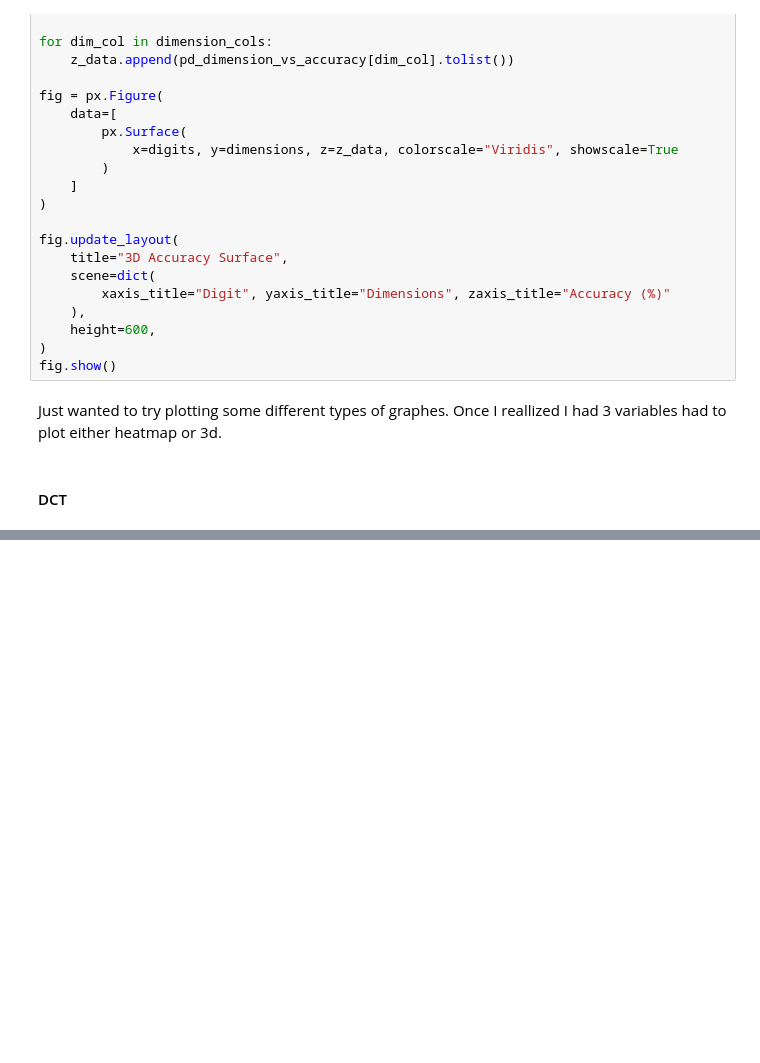
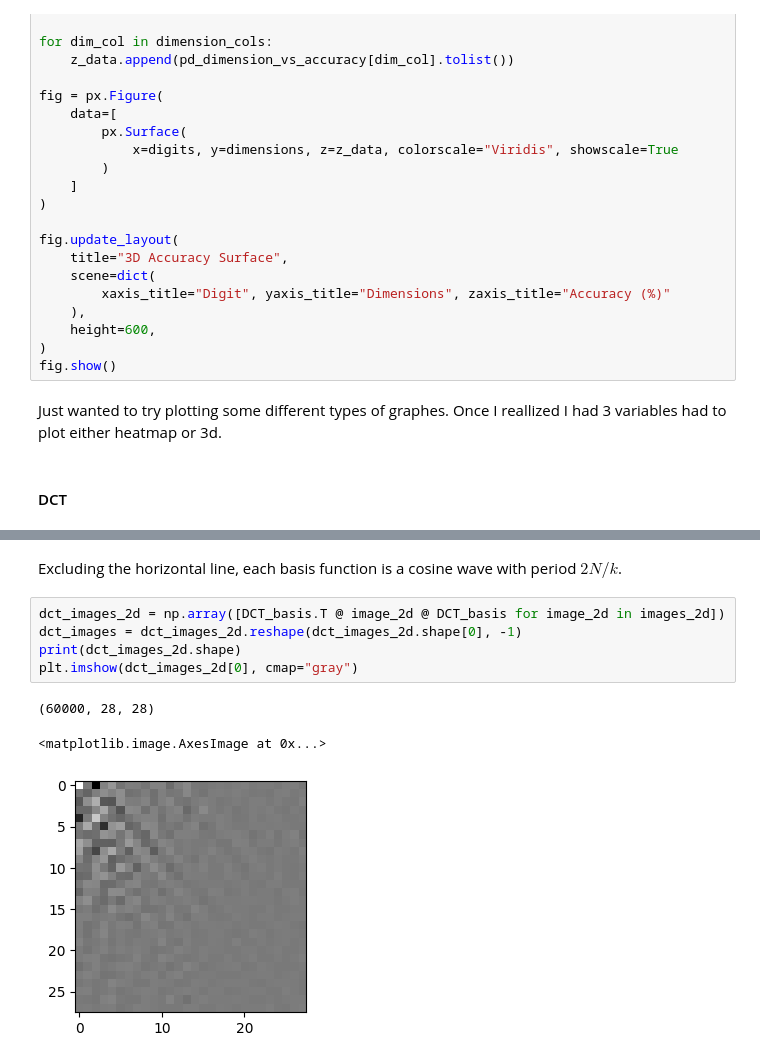
Before and after one commit to ChurroC/Number_Recognition, a Jupyter notebook: src/PCA.ipynb, the cells around one changed output, grey strips where cells are left out. Cells and saved outputs as stored; diff of their text form; blank space fills up the shorter version.

```diff
--- a/src/PCA.ipynb
+++ b/src/PCA.ipynb
@@ -499,0 +522,11 @@ Just wanted to try plotting some different types of graphes. Once I reallized I
+# %% [markdown]
+Excluding the horizontal line, each basis function is a cosine wave with period $2N/k$.
+# %%
+dct_images_2d = np.array([DCT_basis.T @ image_2d @ DCT_basis for image_2d in images_2d])
+dct_images = dct_images_2d.reshape(dct_images_2d.shape[0], -1)
+print(dct_images_2d.shape)
+plt.imshow(dct_images_2d[0], cmap="gray")
+# %% [output]
+(60000, 28, 28)
+<matplotlib.image.AxesImage at 0x...>
+[figure, added]
```
Also changed, not shown: parts of 17 cells of this notebook.
